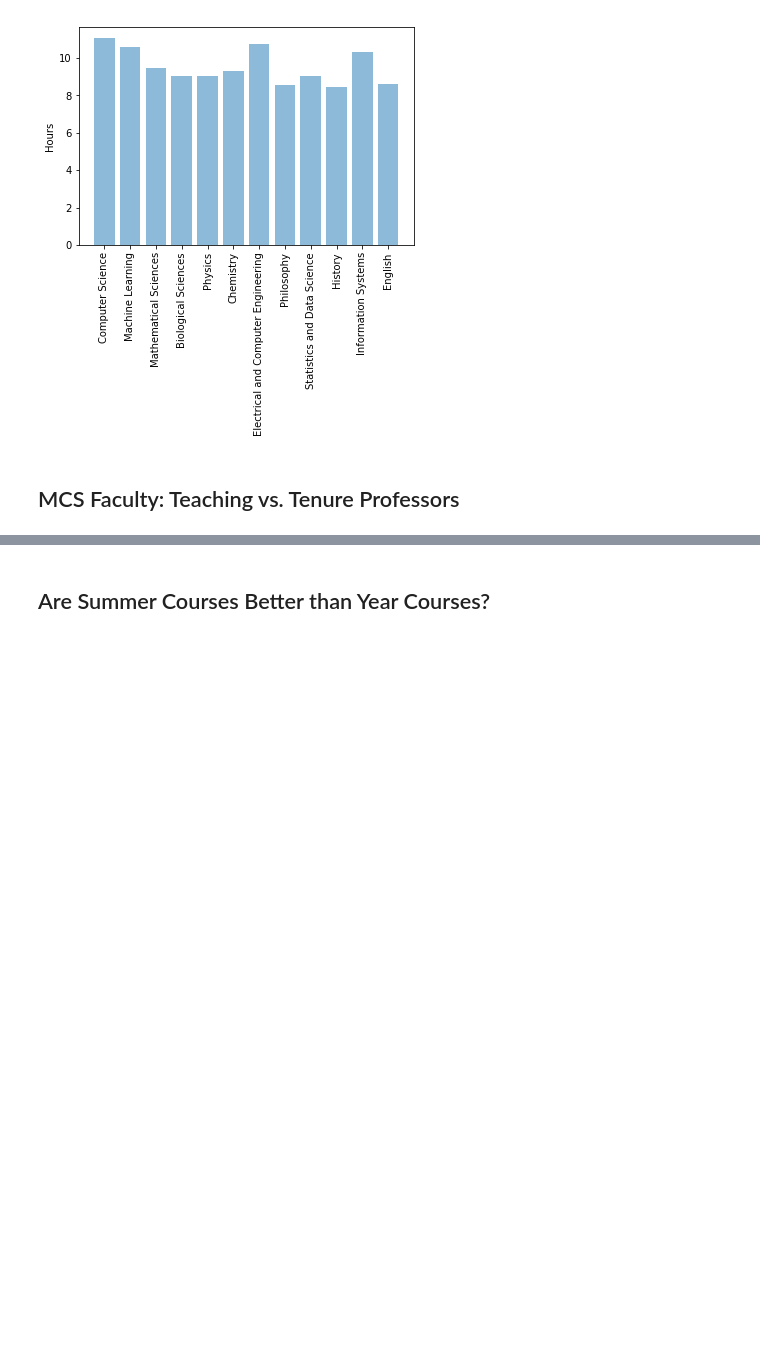
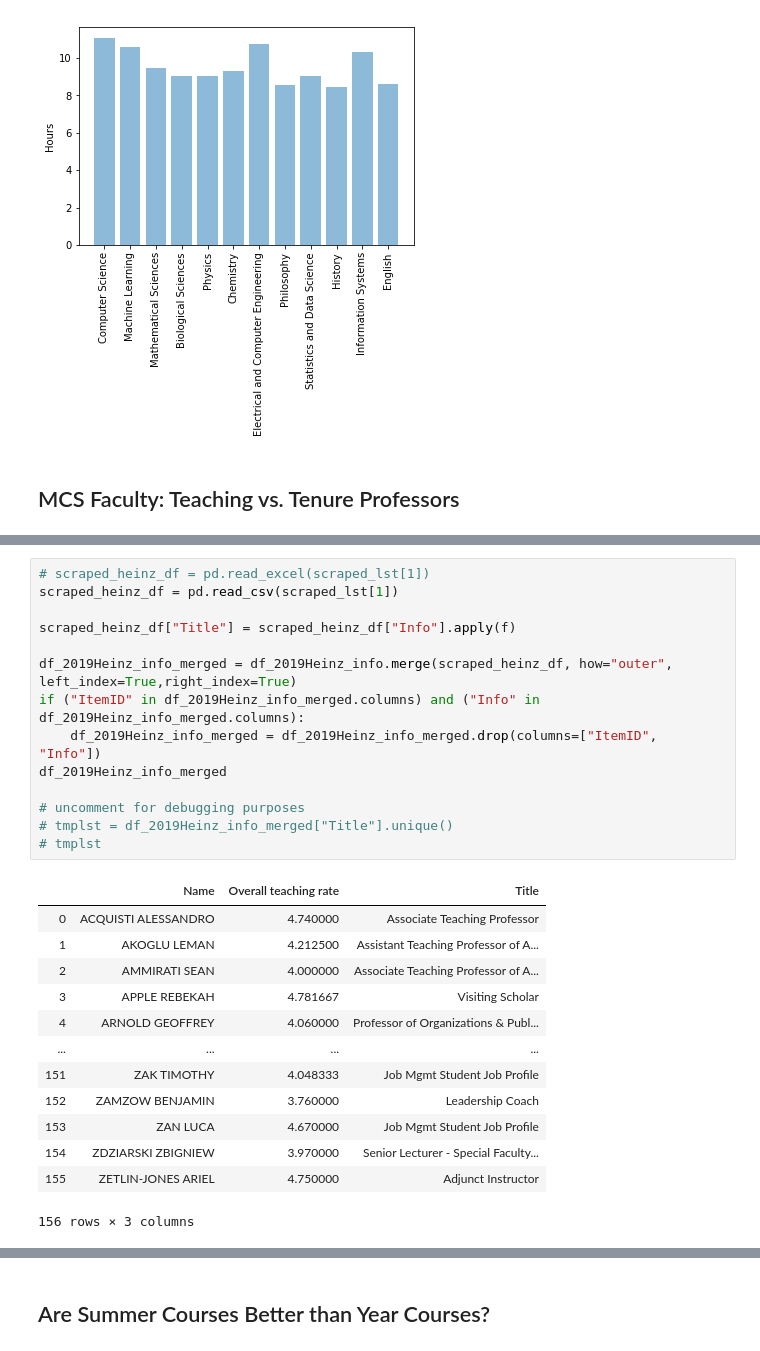
Before and after one commit to TheJYKoder/-15-388-Final-Project-F19-, a Jupyter notebook: 15388 Final Project FCE.ipynb, the cells around one changed output, grey strips where cells are left out. Drawn from its saved outputs; the diff is of its cells as text; blank space fills up the shorter version.

```diff
--- a/15388 Final Project FCE.ipynb
+++ b/15388 Final Project FCE.ipynb
@@ -173,0 +277,28 @@ Biological Sciences 4.29930238791423 4.155974640594837
+# %%
+# scraped_heinz_df = pd.read_excel(scraped_lst[1])
+scraped_heinz_df = pd.read_csv(scraped_lst[1])
+
+scraped_heinz_df["Title"] = scraped_heinz_df["Info"].apply(f)
+
+df_2019Heinz_info_merged = df_2019Heinz_info.merge(scraped_heinz_df, how="outer", left_index=True,right_index=True)
+if ("ItemID" in df_2019Heinz_info_merged.columns) and ("Info" in df_2019Heinz_info_merged.columns):
+    df_2019Heinz_info_merged = df_2019Heinz_info_merged.drop(columns=["ItemID", "Info"])
+df_2019Heinz_info_merged
+
+# uncomment for debugging purposes
+# tmplst = df_2019Heinz_info_merged["Title"].unique()
+# tmplst
+# %% [output]
+|  | Name | Overall teaching rate | Title |
+| 0 | ACQUISTI ALESSANDRO | 4.740000 | Associate Teaching Professor |
+| 1 | AKOGLU LEMAN | 4.212500 | Assistant Teaching Professor of A... |
+| 2 | AMMIRATI SEAN | 4.000000 | Associate Teaching Professor of A... |
+| 3 | APPLE REBEKAH | 4.781667 | Visiting Scholar |
+| 4 | ARNOLD GEOFFREY | 4.060000 | Professor of Organizations & Publ... |
+| ... | ... | ... | ... |
+| 151 | ZAK TIMOTHY | 4.048333 | Job Mgmt Student Job Profile |
+| 152 | ZAMZOW BENJAMIN | 3.760000 | Leadership Coach |
+| 153 | ZAN LUCA | 4.670000 | Job Mgmt Student Job Profile |
+| 154 | ZDZIARSKI ZBIGNIEW | 3.970000 | Senior Lecturer - Special Faculty... |
+| 155 | ZETLIN-JONES ARIEL | 4.750000 | Adjunct Instructor |
+156 rows × 3 columns
```
Also changed, not shown: parts of 20 cells of this notebook, 27 other files.
